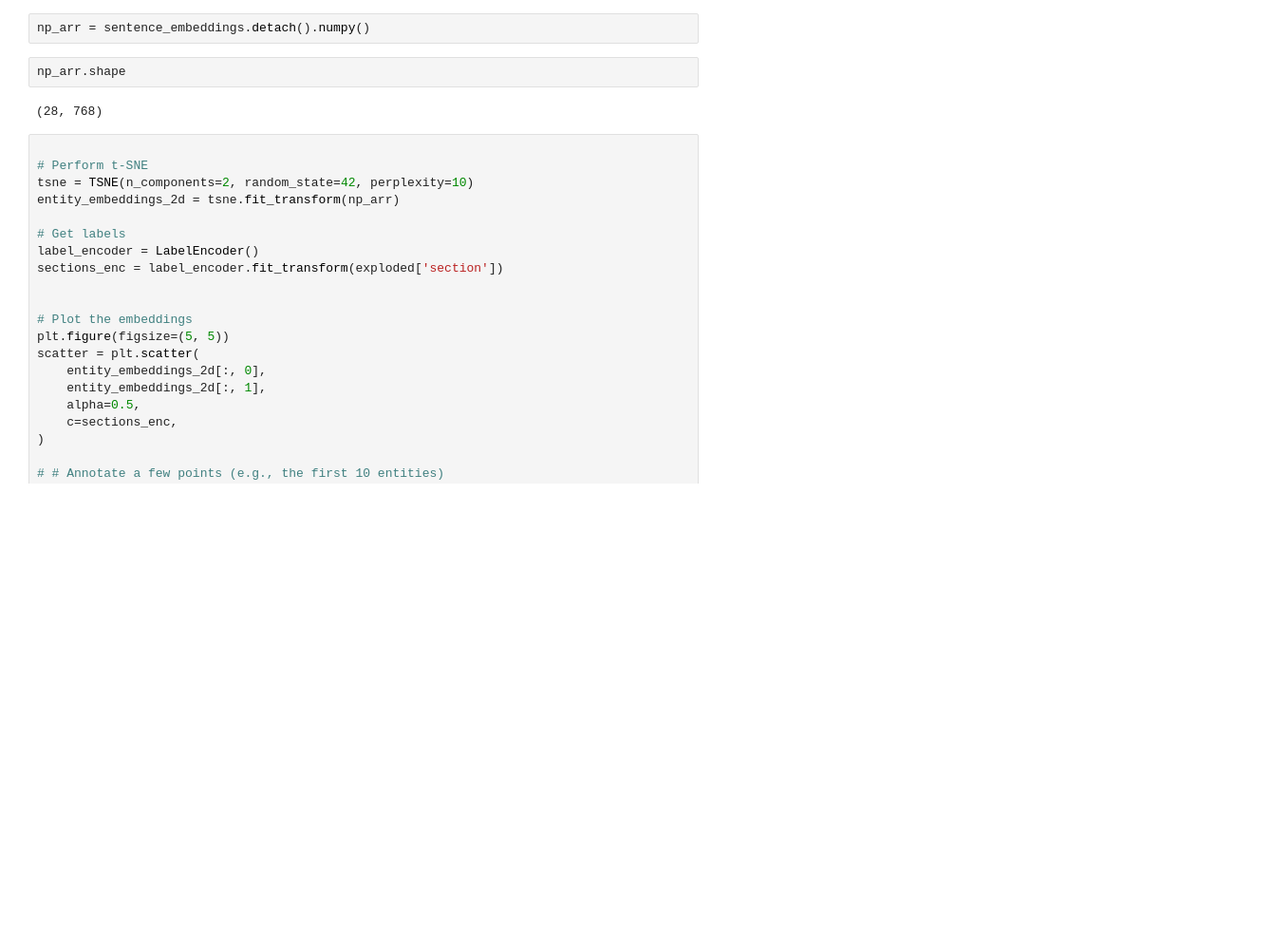
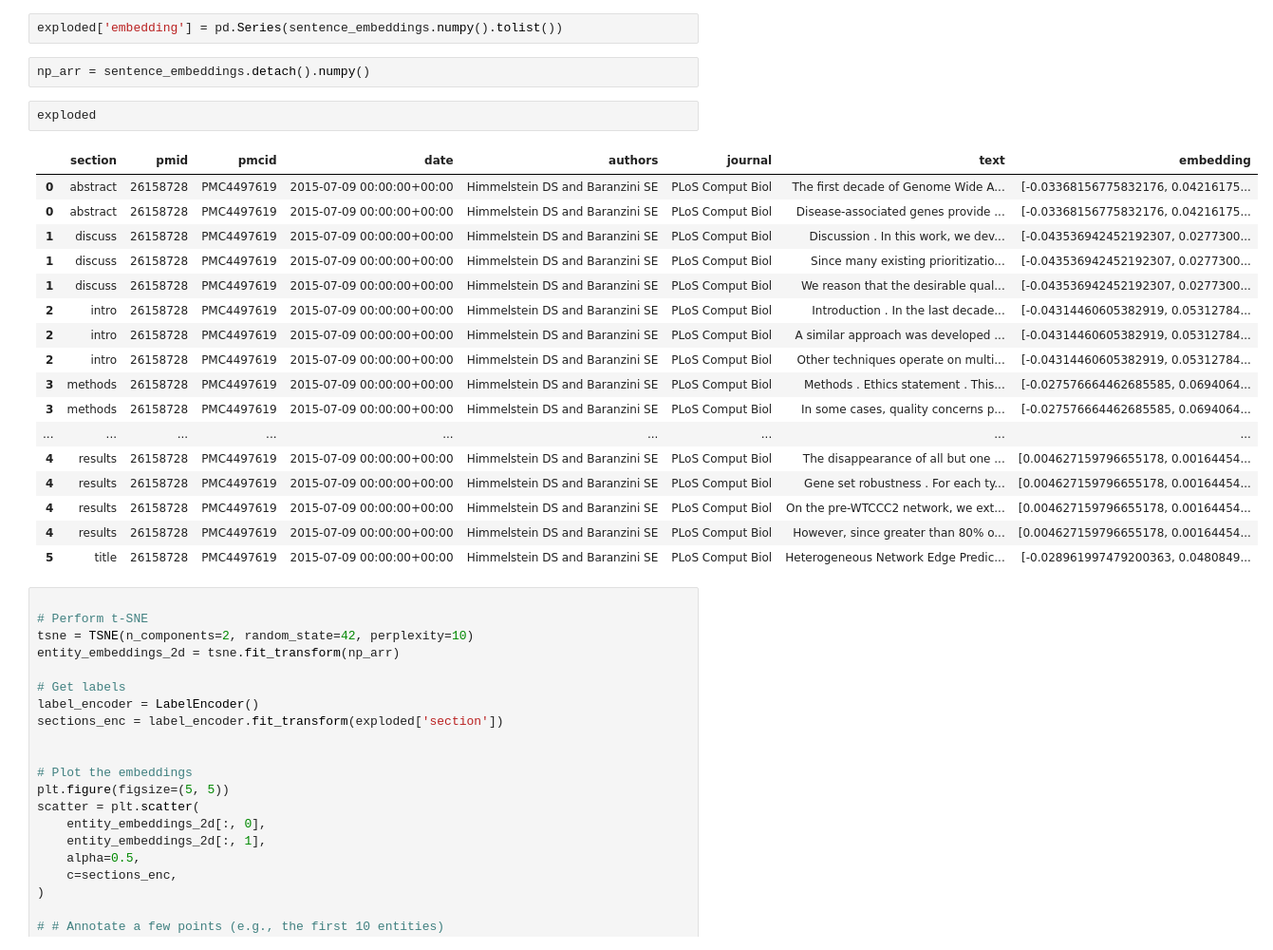
Before and after one commit to Multiomics-Analytics-Group/pubmed-rag, a Jupyter notebook: notebooks/gen_workspace.ipynb, the cells around one changed output. Shown at 95% size. Drawn from its saved outputs; the diff is of its cells as text; blank space fills up the shorter version.

```diff
--- a/notebooks/gen_workspace.ipynb
+++ b/notebooks/gen_workspace.ipynb
@@ -168,12 +168,30 @@ tensor([[-0.0337,  0.0422, -0.0127,  ..., -0.0122, -0.0804, -0.0457],
         [-0.0096, -0.0016, -0.0079,  ..., -0.0223, -0.0832, -0.0339],
         [ 0.0071,  0.0091, -0.0068,  ...,  0.0028, -0.0283, -0.0236],
         [-0.0537,  0.0429, -0.0429,  ..., -0.0179, -0.0668, -0.0314]])
+# %%
+exploded['embedding'] = pd.Series(sentence_embeddings.numpy().tolist())
 # %%
 np_arr = sentence_embeddings.detach().numpy()
-# %%
-np_arr.shape
-# %% [output]
-(28, 768)
+# %%
+exploded
+# %% [output]
+|  | section | pmid | pmcid | date | authors | journal | text | embedding |
+| 0 | abstract | 26158728 | PMC4497619 | 2015-07-09 00:00:00+00:00 | Himmelstein DS and Baranzini SE | PLoS Comput Biol | The first decade of Genome Wide A... | [-0.03368156775832176, 0.04216175... |
+| 0 | abstract | 26158728 | PMC4497619 | 2015-07-09 00:00:00+00:00 | Himmelstein DS and Baranzini SE | PLoS Comput Biol | Disease-associated genes provide ... | [-0.03368156775832176, 0.04216175... |
+| 1 | discuss | 26158728 | PMC4497619 | 2015-07-09 00:00:00+00:00 | Himmelstein DS and Baranzini SE | PLoS Comput Biol | Discussion . In this work, we dev... | [-0.043536942452192307, 0.0277300... |
+| 1 | discuss | 26158728 | PMC4497619 | 2015-07-09 00:00:00+00:00 | Himmelstein DS and Baranzini SE | PLoS Comput Biol | Since many existing prioritizatio... | [-0.043536942452192307, 0.0277300... |
+| 1 | discuss | 26158728 | PMC4497619 | 2015-07-09 00:00:00+00:00 | Himmelstein DS and Baranzini SE | PLoS Comput Biol | We reason that the desirable qual... | [-0.043536942452192307, 0.0277300... |
+| 2 | intro | 26158728 | PMC4497619 | 2015-07-09 00:00:00+00:00 | Himmelstein DS and Baranzini SE | PLoS Comput Biol | Introduction . In the last decade... | [-0.04314460605382919, 0.05312784... |
+| 2 | intro | 26158728 | PMC4497619 | 2015-07-09 00:00:00+00:00 | Himmelstein DS and Baranzini SE | PLoS Comput Biol | A similar approach was developed ... | [-0.04314460605382919, 0.05312784... |
+| 2 | intro | 26158728 | PMC4497619 | 2015-07-09 00:00:00+00:00 | Himmelstein DS and Baranzini SE | PLoS Comput Biol | Other techniques operate on multi... | [-0.04314460605382919, 0.05312784... |
+| 3 | methods | 26158728 | PMC4497619 | 2015-07-09 00:00:00+00:00 | Himmelstein DS and Baranzini SE | PLoS Comput Biol | Methods . Ethics statement . This... | [-0.027576664462685585, 0.0694064... |
+| 3 | methods | 26158728 | PMC4497619 | 2015-07-09 00:00:00+00:00 | Himmelstein DS and Baranzini SE | PLoS Comput Biol | In some cases, quality concerns p... | [-0.027576664462685585, 0.0694064... |
+| ... | ... | ... | ... | ... | ... | ... | ... | ... |
+| 4 | results | 26158728 | PMC4497619 | 2015-07-09 00:00:00+00:00 | Himmelstein DS and Baranzini SE | PLoS Comput Biol | The disappearance of all but one ... | [0.004627159796655178, 0.00164454... |
+| 4 | results | 26158728 | PMC4497619 | 2015-07-09 00:00:00+00:00 | Himmelstein DS and Baranzini SE | PLoS Comput Biol | Gene set robustness . For each ty... | [0.004627159796655178, 0.00164454... |
+| 4 | results | 26158728 | PMC4497619 | 2015-07-09 00:00:00+00:00 | Himmelstein DS and Baranzini SE | PLoS Comput Biol | On the pre-WTCCC2 network, we ext... | [0.004627159796655178, 0.00164454... |
+| 4 | results | 26158728 | PMC4497619 | 2015-07-09 00:00:00+00:00 | Himmelstein DS and Baranzini SE | PLoS Comput Biol | However, since greater than 80% o... | [0.004627159796655178, 0.00164454... |
+| 5 | title | 26158728 | PMC4497619 | 2015-07-09 00:00:00+00:00 | Himmelstein DS and Baranzini SE | PLoS Comput Biol | Heterogeneous Network Edge Predic... | [-0.028961997479200363, 0.0480849... |
 # %%
 
 # Perform t-SNE
```
Also changed, not shown: 3 other files.
